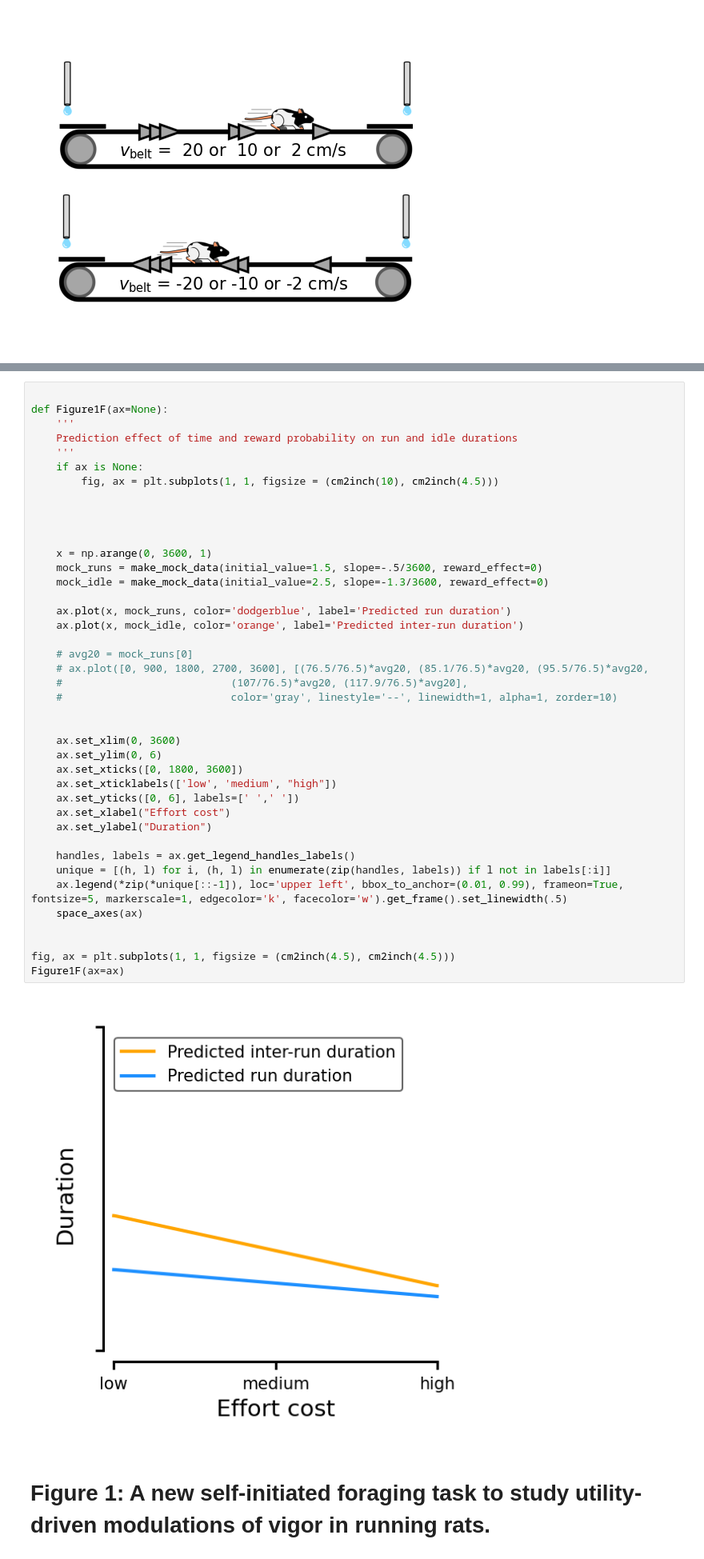
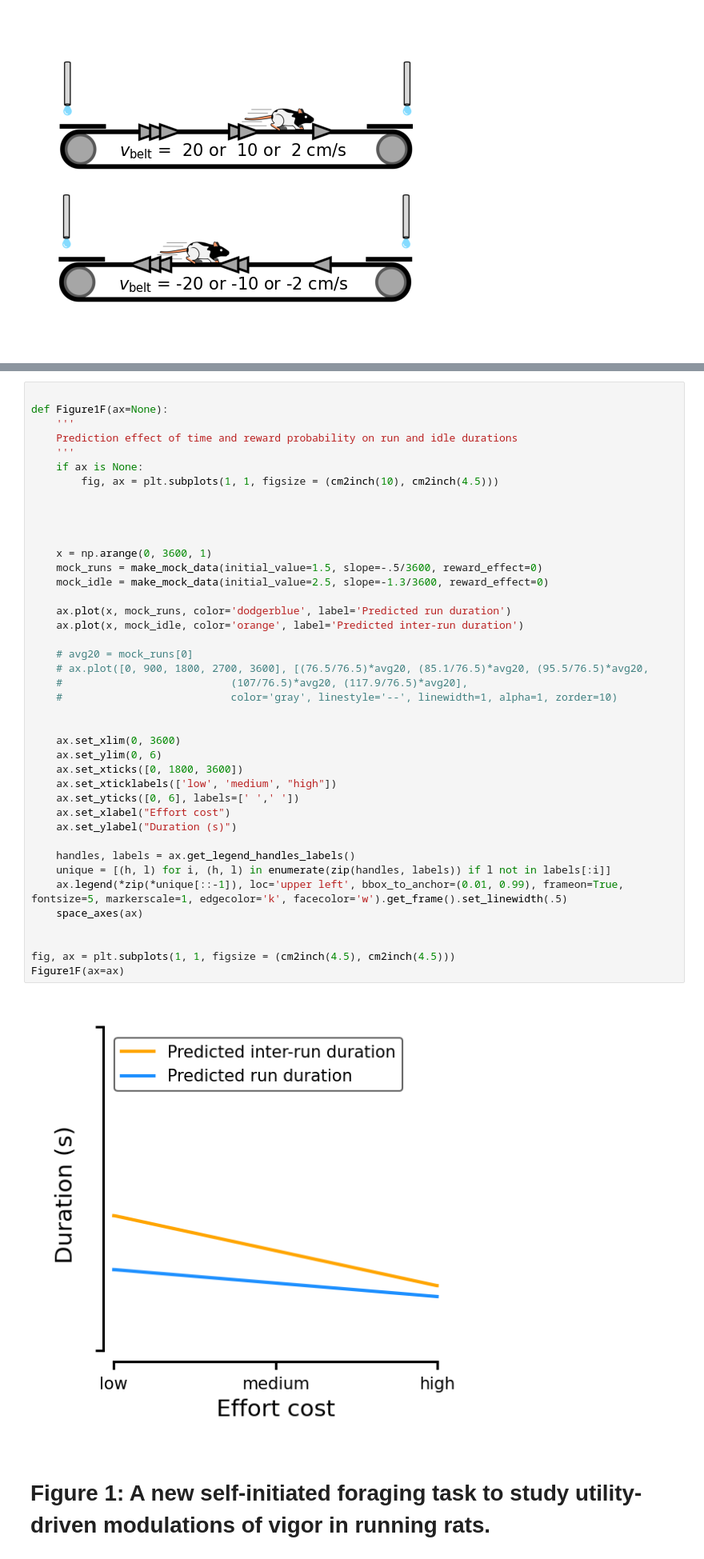
Before and after one commit to HeathenToaster/RunningFastAndSlow, a Jupyter notebook: Figure_1.ipynb, the cells around one changed output, grey strips where cells are left out. Shown at 80% size. Drawn from its saved outputs; the diff is of its cells as text.

```diff
--- a/Figure_1.ipynb
+++ b/Figure_1.ipynb
@@ -306,35 +306,35 @@ def Figure1F(ax=None):
 
     x = np.arange(0, 3600, 1)
     mock_runs = make_mock_data(initial_value=1.5, slope=-.5/3600, reward_effect=0)
     mock_idle = make_mock_data(initial_value=2.5, slope=-1.3/3600, reward_effect=0)
 
     ax.plot(x, mock_runs, color='dodgerblue', label='Predicted run duration')
     ax.plot(x, mock_idle, color='orange', label='Predicted inter-run duration')
 
     # avg20 = mock_runs[0]
     # ax.plot([0, 900, 1800, 2700, 3600], [(76.5/76.5)*avg20, (85.1/76.5)*avg20, (95.5/76.5)*avg20,
     #                           (107/76.5)*avg20, (117.9/76.5)*avg20],
     #                           color='gray', linestyle='--', linewidth=1, alpha=1, zorder=10)
 
 
     ax.set_xlim(0, 3600)
     ax.set_ylim(0, 6)
     ax.set_xticks([0, 1800, 3600])
     ax.set_xticklabels(['low', 'medium', "high"])
     ax.set_yticks([0, 6], labels=[' ',' '])
     ax.set_xlabel("Effort cost")
-    ax.set_ylabel("Duration")
+    ax.set_ylabel("Duration (s)")
 
     handles, labels = ax.get_legend_handles_labels()
     unique = [(h, l) for i, (h, l) in enumerate(zip(handles, labels)) if l not in labels[:i]]
     ax.legend(*zip(*unique[::-1]), loc='upper left', bbox_to_anchor=(0.01, 0.99), frameon=True, fontsize=5, markerscale=1, edgecolor='k', facecolor='w').get_frame().set_linewidth(.5)
     space_axes(ax)
 
 
 fig, ax = plt.subplots(1, 1, figsize = (cm2inch(4.5), cm2inch(4.5)))
 Figure1F(ax=ax)
 # %% [output]
-[figure, old version]
+[figure, new version]
 # %% [markdown]
 # Figure 1: A new self-initiated foraging task to study utility-driven modulations of vigor in running rats.
 # %%
```
Also changed, not shown: parts of 2 cells of this notebook, 2 other files.
